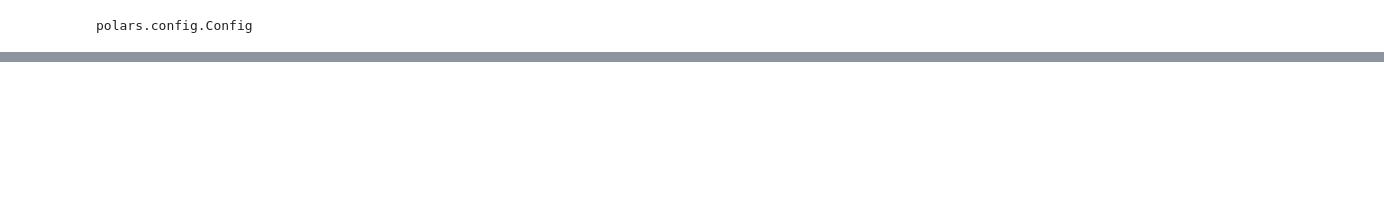
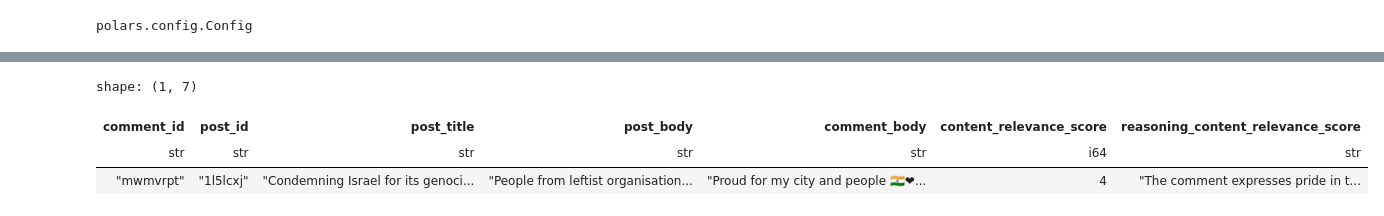
Before and after one commit to FabioScielzoOrtiz/gaza-reddit-polarization, a Jupyter notebook: src/notebooks/03c_output_test.ipynb, the cells around one changed output, grey strips where cells are left out. Saved outputs shown, nothing was run; the diff lists cells and outputs as text; code cells hidden in the pictures; blank space fills up the shorter version.

```diff
--- a/src/notebooks/03c_output_test.ipynb
+++ b/src/notebooks/03c_output_test.ipynb
@@ -136,0 +130,7 @@ shape: (72_166, 7)
+# %%
+processed_df_filtered.filter(pl.col('comment_id') == 'mwmvrpt')
+# %% [output]
+shape: (1, 7)
+| comment_id | post_id | post_title | post_body | comment_body | content_relevance_score | reasoning_content_relevance_score |
+| str | str | str | str | str | i64 | str |
+| "mwmvrpt" | "1l5lcxj" | "Condemning Israel for its genoci... | "People from leftist organisation... | "Proud for my city and people 🇮🇳❤... | 4 | "The comment expresses pride in t... |
```
Also changed, not shown: parts of 10 cells of this notebook, 6 other files.
